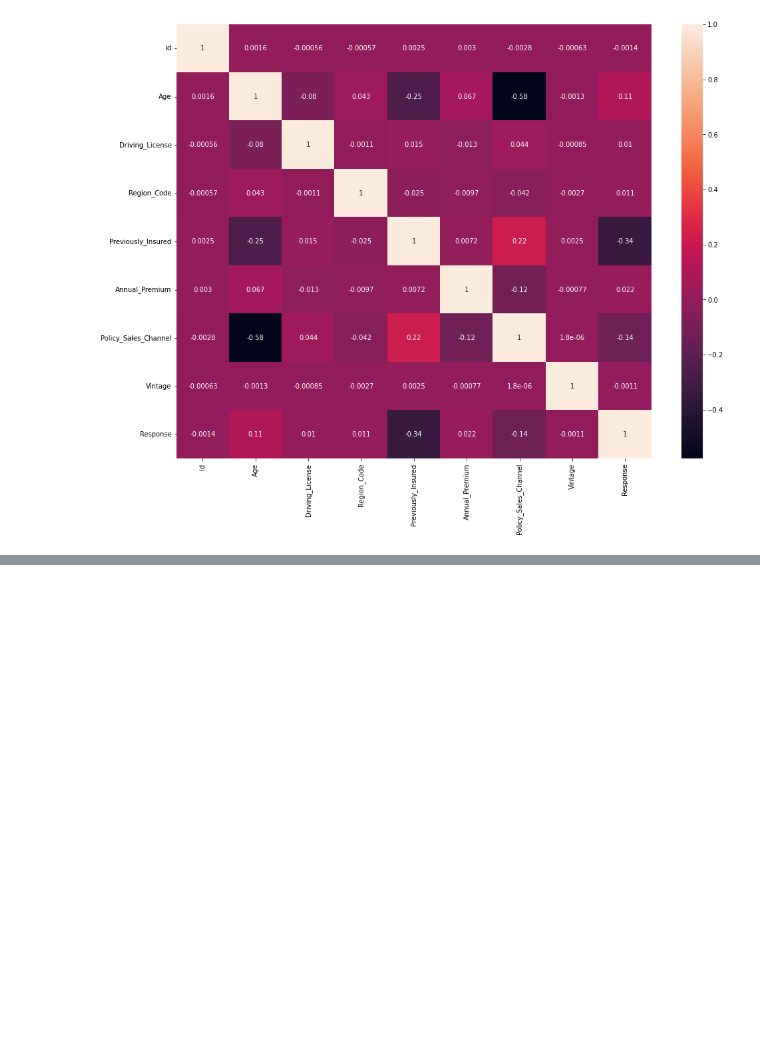
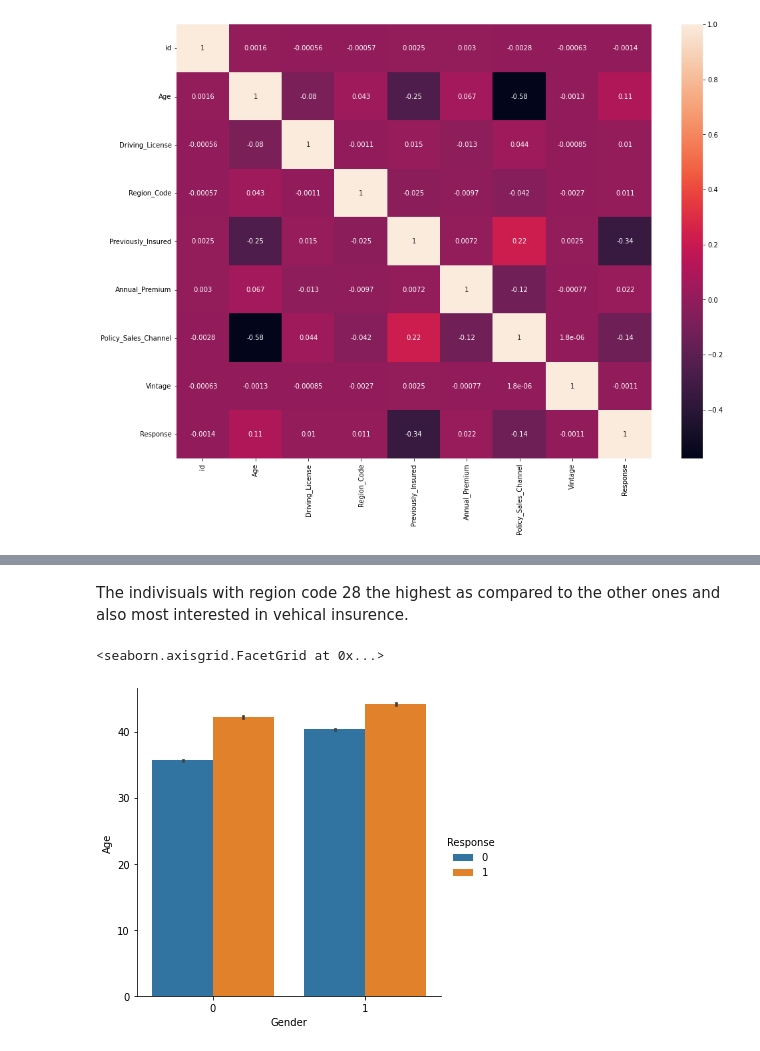
Before and after one commit to sapanapawar/Health-Insurance-Cross-Sell-Prediction, a Jupyter notebook: HEALTH_INSURANCE_CROSS_SELL_PREDICTION.ipynb, the cells around one changed output, grey strips where cells are left out. Cells and saved outputs as stored; diff of their text form; code cells hidden in the pictures; blank space fills up the shorter version.

```diff
--- a/HEALTH_INSURANCE_CROSS_SELL_PREDICTION.ipynb
+++ b/HEALTH_INSURANCE_CROSS_SELL_PREDICTION.ipynb
@@ -429,0 +474,8 @@ sns.heatmap(df.corr(), annot=True)
+# %% [markdown]
+The indivisuals with region code 28 the highest as compared to the other ones and also most interested in vehical insurence.
+# %%
+#Plotting catplot
+sns.catplot(x='Gender', y='Age', hue = 'Response', kind = 'bar', data = df)
+# %% [output]
+<seaborn.axisgrid.FacetGrid at 0x...>
+[figure, added]
```
Also changed, not shown: parts of 39 cells of this notebook.
